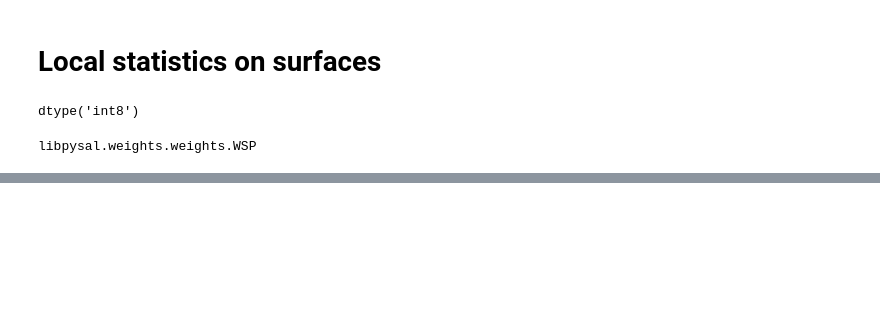
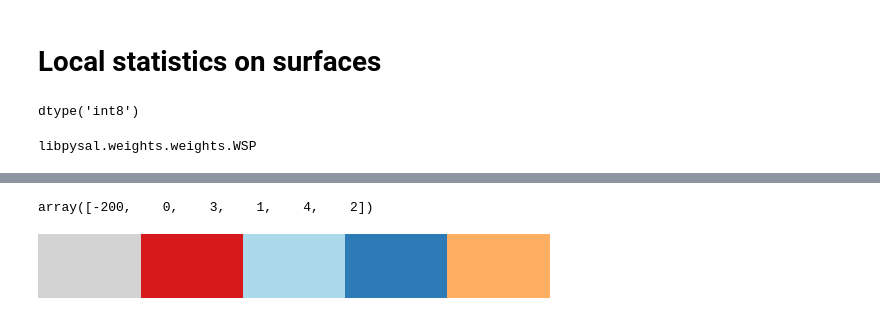
Before and after one commit to Maras13/geographic_data_science, a Jupyter notebook: Local_Spatial_Autocorrelation.ipynb, the cells around one changed output, grey strips where cells are left out. Saved outputs shown, nothing was run; the diff lists cells and outputs as text; code cells hidden in the pictures; blank space fills up the shorter version.

```diff
--- a/Local_Spatial_Autocorrelation.ipynb
+++ b/Local_Spatial_Autocorrelation.ipynb
@@ -485,0 +550,4 @@ libpysal.weights.weights.WSP
+# %%
+lisa_da.to_series().unique()  #-200 missing
+# %% [output]
+array([-200,    0,    3,    1,    4,    2])
@@ -485,0 +556,18 @@ libpysal.weights.weights.WSP
+# %%
+# LISA colors
+lc = {
+    "ns": "lightgrey",  # Values of 0
+    "HH": "#d7191c",  # Values of 1
+    "LH": "#abd9e9",  # Values of 2
+    "LL": "#2c7bb6",  # Values of 3
+    "HL": "#fdae61",  # Values of 4
+}
+# %%
+# my custom colormap object
+
+lisa_cmap = ListedColormap(
+    [lc["ns"], lc["HH"], lc["LH"], lc["LL"], lc["HL"]]
+)
+lisa_cmap
+# %% [output]
+[figure, added]
```
Also changed, not shown: parts of 20 cells of this notebook, 2 other files.
